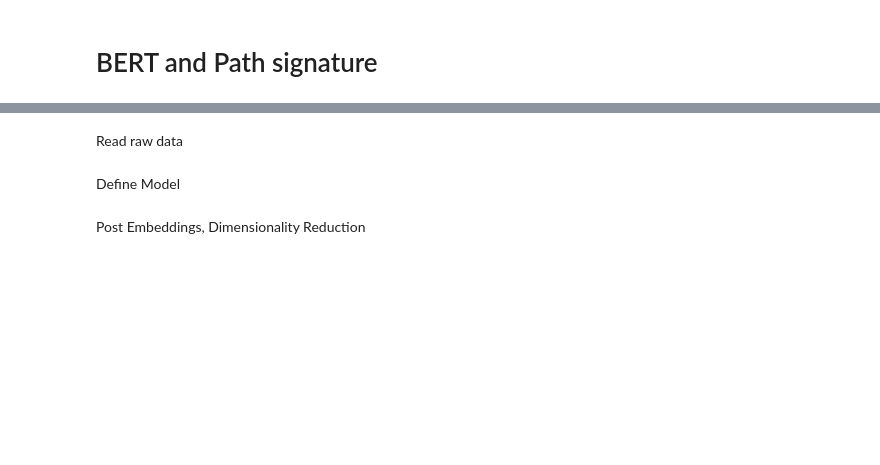
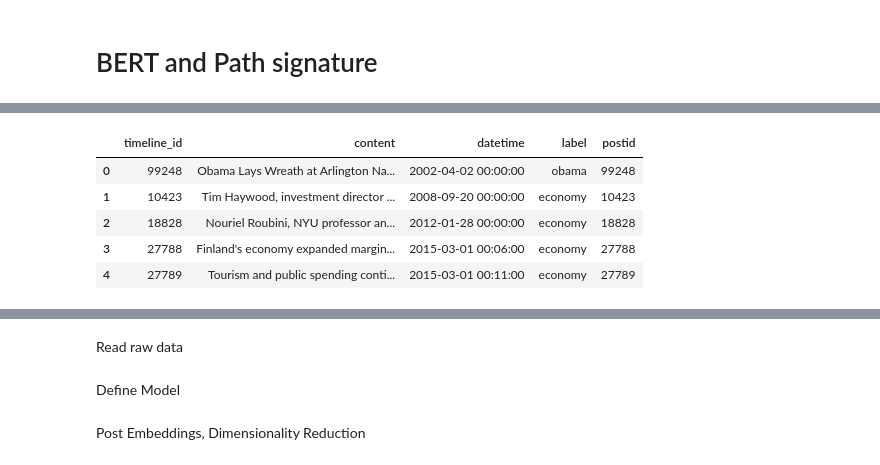
Before and after one commit to datasig-ac-uk/nlpsig, a Jupyter notebook: pathbert_main.ipynb, the cells around one changed output, grey strips where cells are left out. Cells and saved outputs as stored; diff of their text form; code cells hidden in the pictures; blank space fills up the shorter version.

```diff
--- a/pathbert_main.ipynb
+++ b/pathbert_main.ipynb
@@ -22,0 +61,18 @@ import src.data_handler
+# %%
+rename_cols = {
+    "headline": "content",
+    "publish_date": "datetime",
+    "topic": "label",
+    "id": "timeline_id",
+    "postid": "postid"
+}
+# %%
+dataset_df = dataset_df.rename(columns=rename_cols)
+dataset_df.head()
+# %% [output]
+|  | timeline_id | content | datetime | label | postid |
+| 0 | 99248 | Obama Lays Wreath at Arlington Na... | 2002-04-02 00:00:00 | obama | 99248 |
+| 1 | 10423 | Tim Haywood, investment director ... | 2008-09-20 00:00:00 | economy | 10423 |
+| 2 | 18828 | Nouriel Roubini, NYU professor an... | 2012-01-28 00:00:00 | economy | 18828 |
+| 3 | 27788 | Finland's economy expanded margin... | 2015-03-01 00:06:00 | economy | 27788 |
+| 4 | 27789 | Tourism and public spending conti... | 2015-03-01 00:11:00 | economy | 27789 |
```
Also changed, not shown: parts of 30 cells of this notebook, 2 other files.
